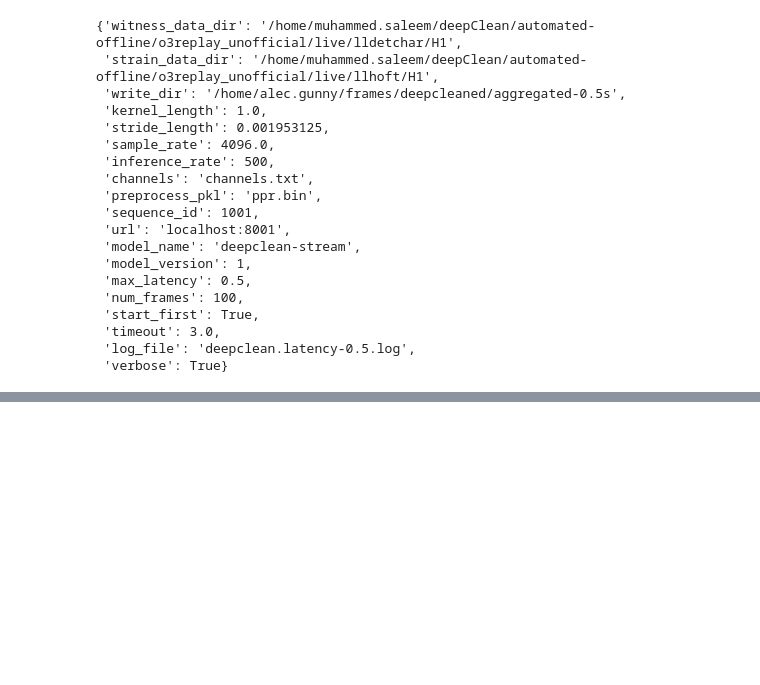
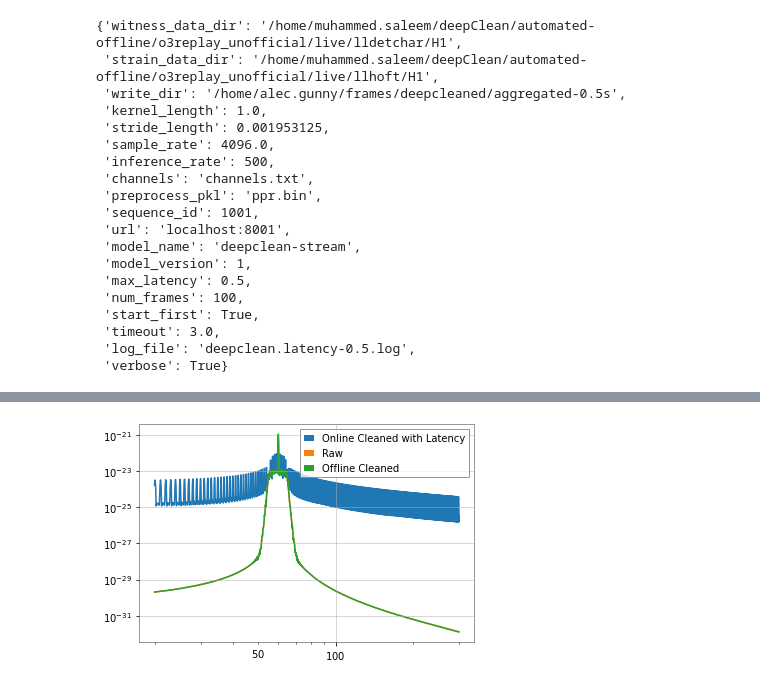
Before and after one commit to fastmachinelearning/gw-iaas, a Jupyter notebook: projects/deepclean-production/end-to-end.ipynb, the cells around one changed output, grey strips where cells are left out. Drawn from its saved outputs; the diff is of its cells as text; code cells hidden in the pictures; blank space fills up the shorter version.

```diff
--- a/projects/deepclean-production/end-to-end.ipynb
+++ b/projects/deepclean-production/end-to-end.ipynb
@@ -317,0 +440,29 @@ fig.show()
+# %%
+online_plus_latency_cleaned = np.array([])
+extra = int(config["sample_rate"] * config["max_latency"])
+for i in range(config["num_frames"]):
+    start = i * int(config["sample_rate"])
+    stop = (i + 1) * int(config["sample_rate"])
+
+    # grab a bit of future data as well for the purposes of filtering
+    online_noise = noise_predictions[:stop + extra]
+    online_noise = strain_mean + strain_scale * online_noise
+    online_noise = signal.sosfiltfilt(sos, online_noise)
+    online_strain = signal.sosfiltfilt(sos, strain[:stop + extra])
+
+    # but slice off just the data for this frame
+    online_strain, noise = online_strain[start:stop], noise[start:stop]
+    clean = online_strain - noise
+
+    # add this cleaned frame to our running total
+    online_plus_latency_cleaned = np.append(online_cleaned, clean)
+
+fig, ax = plt.subplots()
+ax.loglog(get_asd(online_plus_latency_cleaned), label="Online Cleaned with Latency")
+ax.loglog(get_asd(offline_strain), label="Raw")
+ax.loglog(get_asd(offline_cleaned), label="Offline Cleaned")
+
+ax.legend()
+fig.show()
+# %% [output]
+[figure, added]
```
Also changed, not shown: parts of 32 cells of this notebook, 4 other files.
